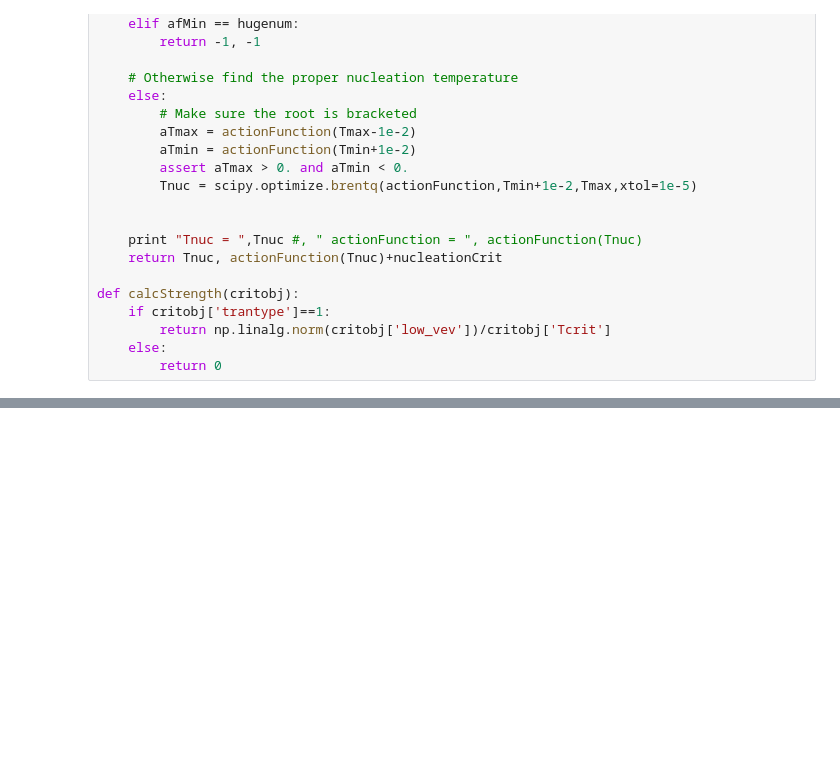
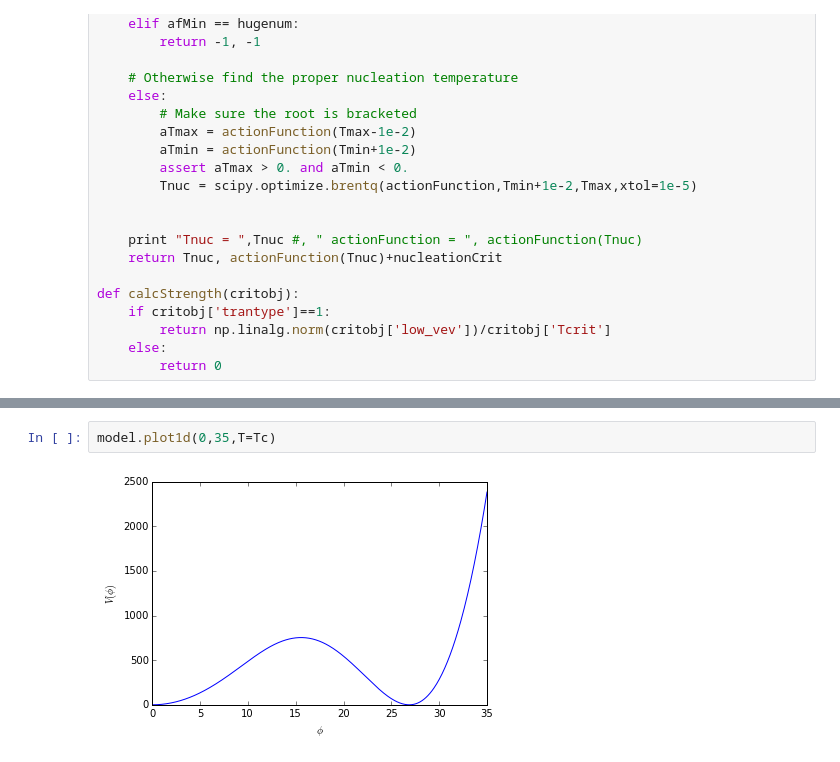
Before and after one commit to nblinov/ct_sm, a Jupyter notebook: sm_example.ipynb, the cells around one changed output, grey strips where cells are left out. Cells and saved outputs as stored; diff of their text form; blank space fills up the shorter version.

```diff
--- a/sm_example.ipynb
+++ b/sm_example.ipynb
@@ -257 +193,5 @@ model.findAllTransitions()
+# %%
+model.plot1d(0,35,T=Tc)
+# %% [output]
+[figure, added]
 # %%
```
Also changed, not shown: parts of 28 cells of this notebook, 1 other file.
